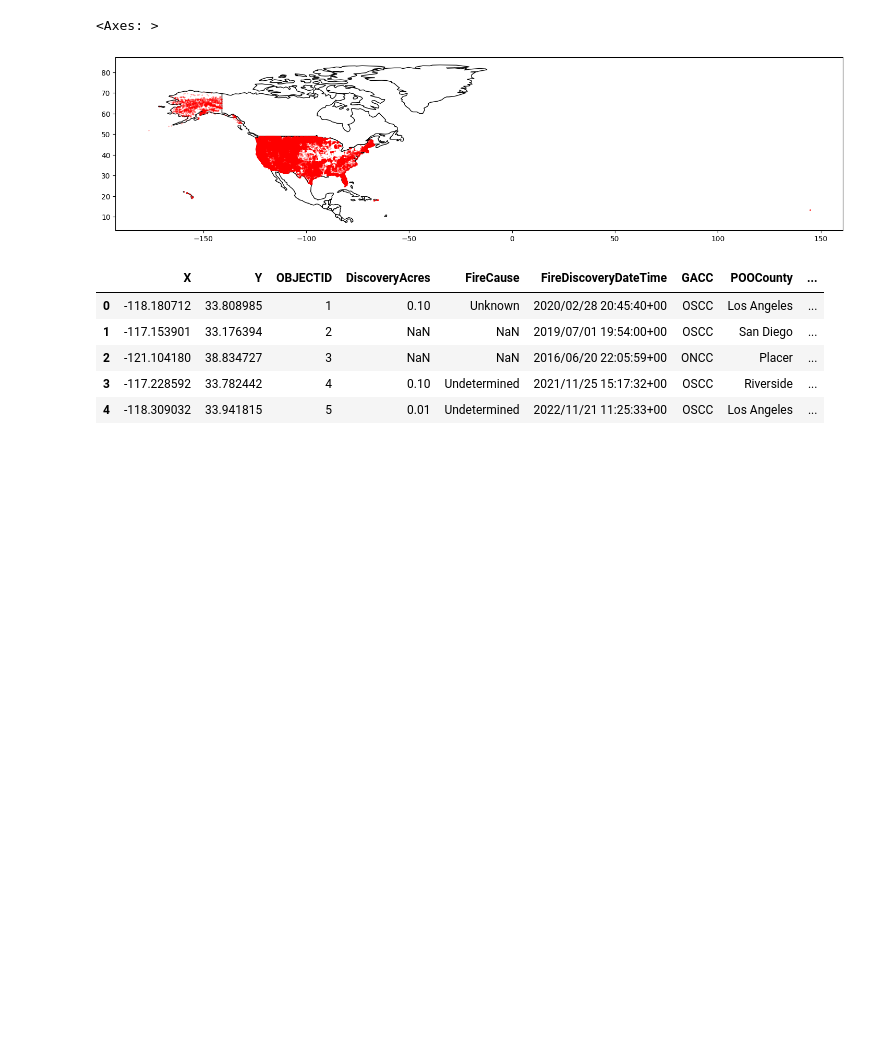
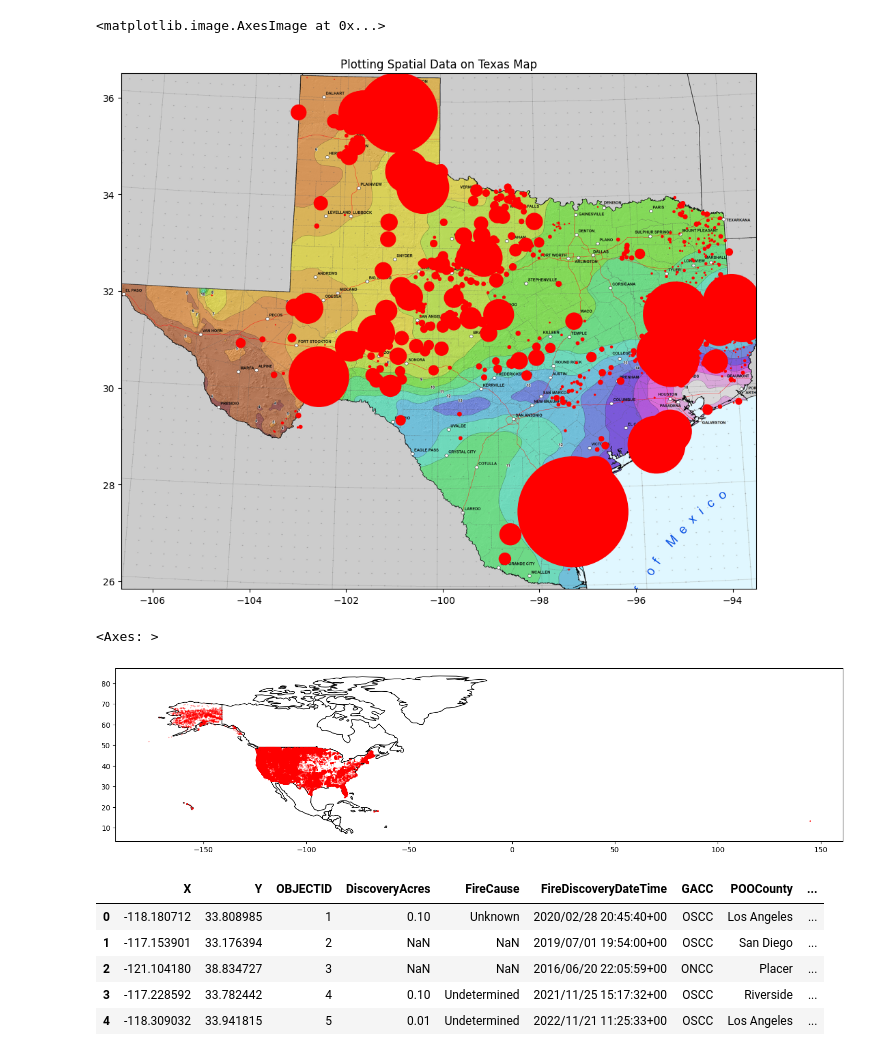
Before and after one commit to ManaswineeB/datanators, a Jupyter notebook: State_Mapper.ipynb, the cells around one changed output. Cells and saved outputs as stored; diff of their text form; code cells hidden in the pictures; blank space fills up the shorter version.

Commit message:
Rainfall Data for Midpoint

```diff
--- a/State_Mapper.ipynb
+++ b/State_Mapper.ipynb
@@ -14,6 +14,30 @@ with warnings.catch_warnings():
     df.columns
 df = df[['X','Y','OBJECTID','DiscoveryAcres','FireCause','FireDiscoveryDateTime','GACC',
          'POOCounty','POOFips','POOState']]
+# %%
+dftx = df[df['POOState']=='US-TX'].dropna(subset = ['DiscoveryAcres','FireDiscoveryDateTime'])[['X','Y','DiscoveryAcres','FireDiscoveryDateTime']]
+dftx['FireDiscoveryDateTime'] = pd.to_datetime(dftx['FireDiscoveryDateTime'])
+dftx['FireYear'] = pd.DatetimeIndex(dftx.FireDiscoveryDateTime).year
+dftx['FireMonth'] = pd.DatetimeIndex(dftx.FireDiscoveryDateTime).month
+dftx = dftx[dftx['FireYear']>2018][dftx['FireYear']<2023].drop(columns = ['FireDiscoveryDateTime'],axis = 1)
+dftx
+dftx= dftx.sort_values(by= ['FireYear'])
+dftx
+x_range = [-106.646,-93.508]
+y_range = [25.837,36.5]
+from PIL import Image
+img = Image.open('rainfall.png')
+
+BBox = (x_range[0],x_range[1],y_range[0],y_range[1])
+fig, ax = plt.subplots(figsize = (12,12))
+ax.scatter(dftx[dftx['FireYear']==Year]['X'], dftx[dftx['FireYear']==Year]['Y'], zorder=1, alpha= 1, c='r', s = dftx[dftx['FireYear']==Year]['DiscoveryAcres'])
+ax.set_title('Plotting Spatial Data on Texas Map')
+ax.set_xlim(x_range[0],x_range[1])
+ax.set_ylim(y_range[0],y_range[1])
+ax.imshow(img, zorder=0, extent = BBox, aspect= 'equal')
+# %% [output]
+<matplotlib.image.AxesImage at 0x...>
+[figure, added]
 # %%
 from shapely.geometry import Point
 
```
Also changed, not shown: parts of 1 cell of this notebook.
